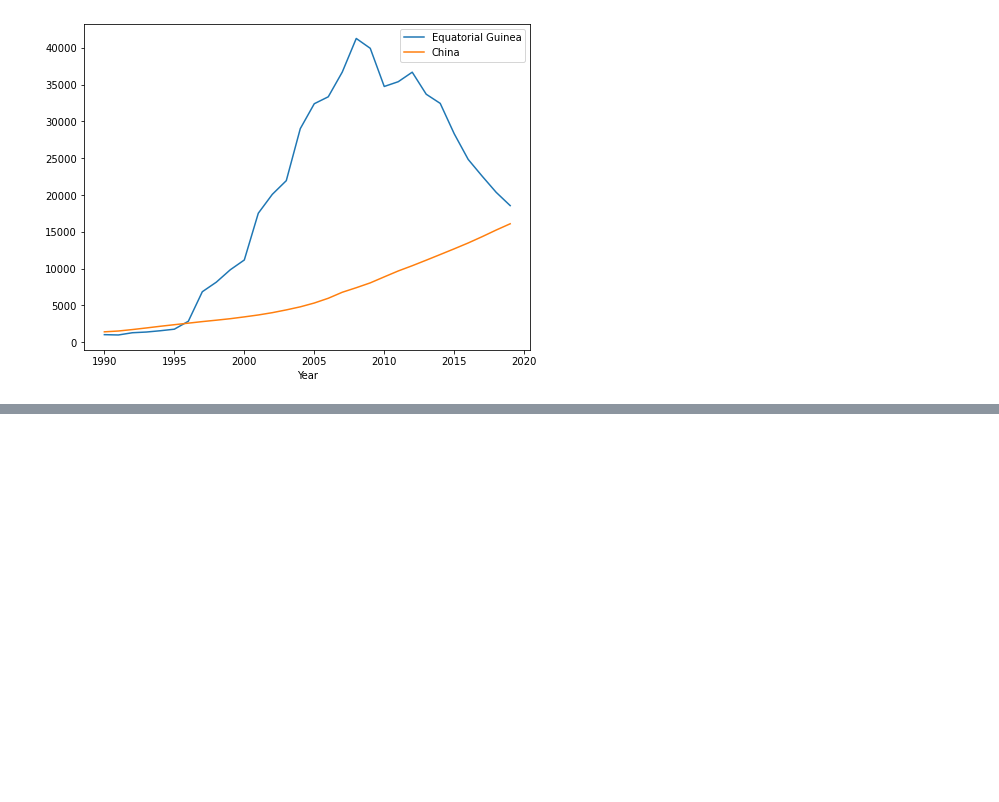
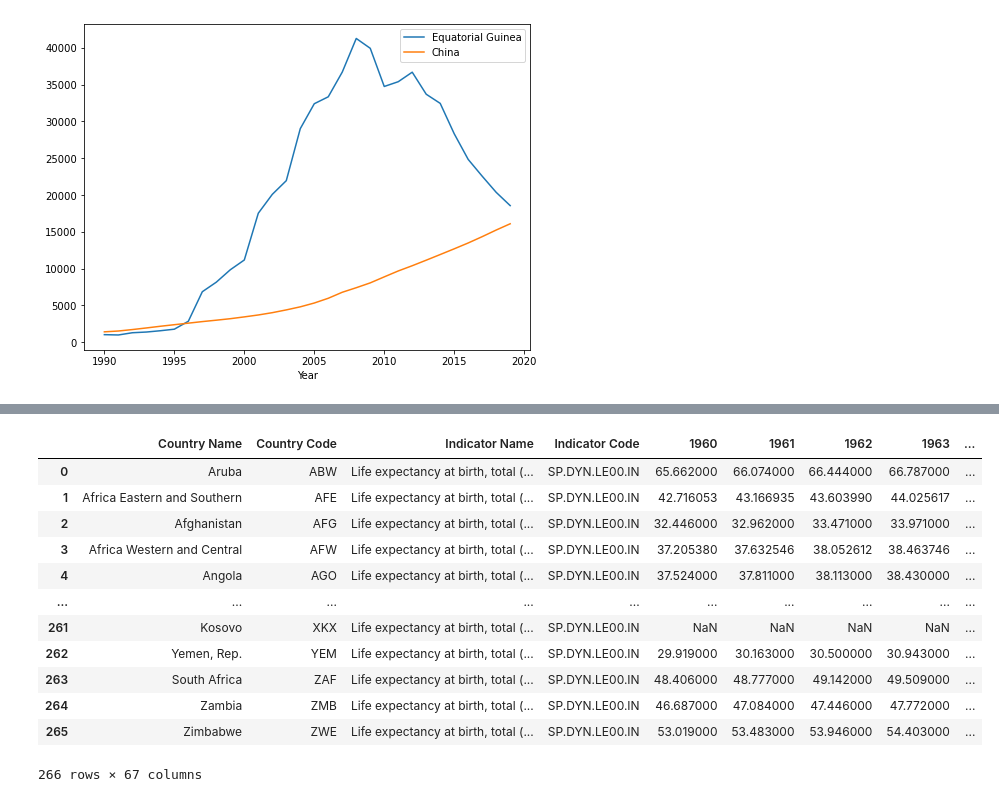
Before and after one commit to AlisonCG1/UN_practice_project, a Jupyter notebook: Notebooks/UN_DATA_EXPLORATION.ipynb, the cells around one changed output, grey strips where cells are left out. Cells and saved outputs as stored; diff of their text form; code cells hidden in the pictures; blank space fills up the shorter version.

```diff
--- a/Notebooks/UN_DATA_EXPLORATION.ipynb
+++ b/Notebooks/UN_DATA_EXPLORATION.ipynb
@@ -267,0 +321,16 @@ plt.show()
+# %%
+life_expectancy
+# %% [output]
+|  | Country Name | Country Code | Indicator Name | Indicator Code | 1960 | 1961 | 1962 | 1963 | ... |
+| 0 | Aruba | ABW | Life expectancy at birth, total (... | SP.DYN.LE00.IN | 65.662000 | 66.074000 | 66.444000 | 66.787000 | ... |
+| 1 | Africa Eastern and Southern | AFE | Life expectancy at birth, total (... | SP.DYN.LE00.IN | 42.716053 | 43.166935 | 43.603990 | 44.025617 | ... |
+| 2 | Afghanistan | AFG | Life expectancy at birth, total (... | SP.DYN.LE00.IN | 32.446000 | 32.962000 | 33.471000 | 33.971000 | ... |
+| 3 | Africa Western and Central | AFW | Life expectancy at birth, total (... | SP.DYN.LE00.IN | 37.205380 | 37.632546 | 38.052612 | 38.463746 | ... |
+| 4 | Angola | AGO | Life expectancy at birth, total (... | SP.DYN.LE00.IN | 37.524000 | 37.811000 | 38.113000 | 38.430000 | ... |
+| ... | ... | ... | ... | ... | ... | ... | ... | ... | ... |
+| 261 | Kosovo | XKX | Life expectancy at birth, total (... | SP.DYN.LE00.IN | NaN | NaN | NaN | NaN | ... |
+| 262 | Yemen, Rep. | YEM | Life expectancy at birth, total (... | SP.DYN.LE00.IN | 29.919000 | 30.163000 | 30.500000 | 30.943000 | ... |
+| 263 | South Africa | ZAF | Life expectancy at birth, total (... | SP.DYN.LE00.IN | 48.406000 | 48.777000 | 49.142000 | 49.509000 | ... |
+| 264 | Zambia | ZMB | Life expectancy at birth, total (... | SP.DYN.LE00.IN | 46.687000 | 47.084000 | 47.446000 | 47.772000 | ... |
+| 265 | Zimbabwe | ZWE | Life expectancy at birth, total (... | SP.DYN.LE00.IN | 53.019000 | 53.483000 | 53.946000 | 54.403000 | ... |
+266 rows × 67 columns
```
Also changed, not shown: parts of 23 cells of this notebook.
